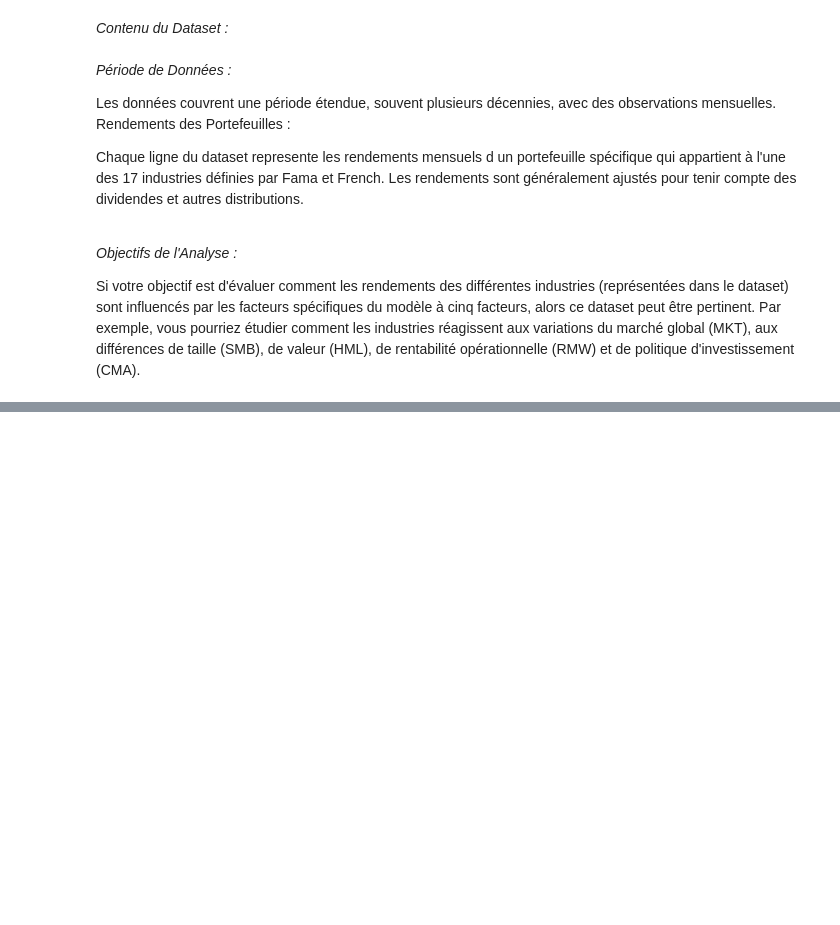
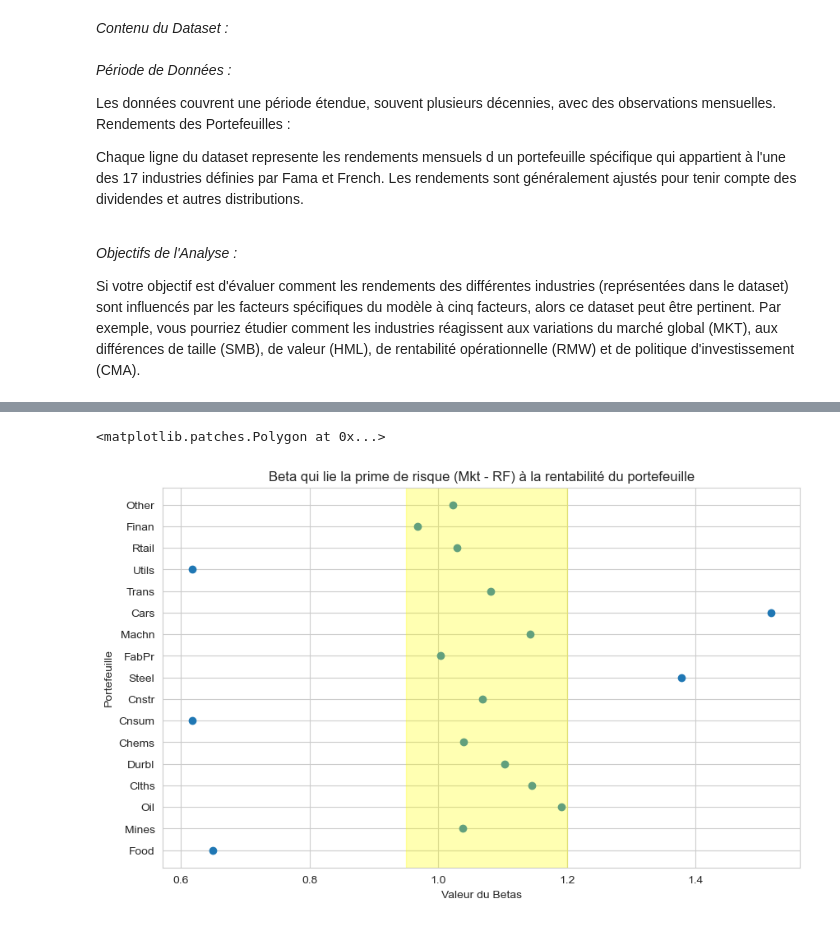
Before and after one commit to viennetcesar/trading_code, a Jupyter notebook: Méthode Fama-Macbeth.ipynb, the cells around one changed output, grey strips where cells are left out. Cells and saved outputs as stored; diff of their text form; code cells hidden in the pictures; blank space fills up the shorter version.

```diff
--- a/Méthode Fama-Macbeth.ipynb
+++ b/Méthode Fama-Macbeth.ipynb
@@ -313,0 +352,6 @@ famafrench_portefeuilles_data.head()
+# %%
+# Utiliser .loc pour sélectionner et aligner famafrench_factor_data sur famafrench_portefeuilles_data
+famafrench_factor_data = famafrench_factor_data.loc[famafrench_portefeuilles_data.index]
+
+# Vérifier les index après l'alignement
+print(famafrench_factor_data.index.equals(famafrench_portefeuilles_data.index))
@@ -313,0 +362,4 @@ famafrench_portefeuilles_data.head()
+# %%
+# On va régresser les 5 facteurs sur les rendements des portefeuilles, la colonne RF ne servira pas
+# dans a régression, nous la supprimons
+famafrench_factor_data = famafrench_factor_data.drop('RF', axis=1)
@@ -313,0 +385,7 @@ famafrench_portefeuilles_data.head()
+# %%
+# Dans la cellule du dessus, le nom des colonnes est affiché et on remarque que pour Food il y a un
+# espace après le mot 'Food ', le truc très chiant qui fait que quand vous voulez sélectionner
+# la colonne 'Food' si vous ne mettez pas l'espace apres 'Food ' alors la colonne est introuvable
+# autant corriger tout de suite ce problème avec le méthode .str.strip() qui enlève tout espace
+# avant et après le mot, on applique cette méthode à toutes le colonnes pour être tranquille
+famafrench_portefeuilles_data.columns = famafrench_portefeuilles_data.columns.str.strip()
@@ -313,0 +540,20 @@ famafrench_portefeuilles_data.head()
+# %%
+plt.figure(figsize=(10, 6))
+plt.scatter(dataFrameBetas['Mkt-RF'], dataFrameBetas.index)
+
+plt.title('Beta qui lie la prime de risque (Mkt - RF) à la rentabilité du portefeuille')
+plt.xlabel('Valeur du Betas')
+plt.ylabel('Portefeuille')
+plt.grid(True)
+plt.axvspan(0.95, 1.2, color='yellow', alpha=0.3)
+
+# Ce graphique est TRES instructif, nous avons tracé une bande jaune pour mettre en évidence
+# l'intervalle dans lequel se situe la majorité des betas qui lient la prime de risque au rendement
+# du secteur étudié, soit entre 0.95 et 1.2
+# Regardez cependant les secteurs dont le betas est plus faible sur la gauche
+# Le secteur de l'alimentation possède un rendement qui dépend moins des chocs du marché en général
+# à l'inverse sur la droite, le secteur des voitures subit les vraiations du marché avec un effet
+# amplifié
+# %% [output]
+<matplotlib.patches.Polygon at 0x...>
+[figure, added]
```
Also changed, not shown: parts of 16 cells of this notebook.
